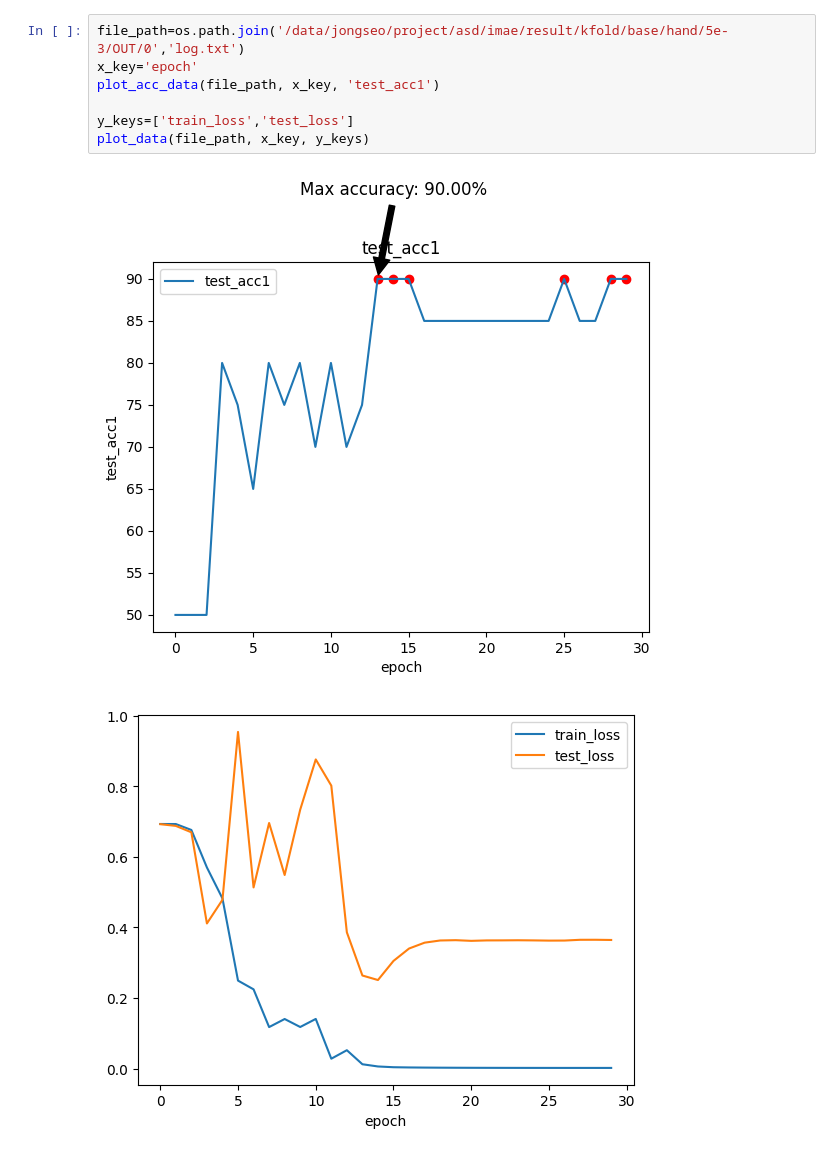
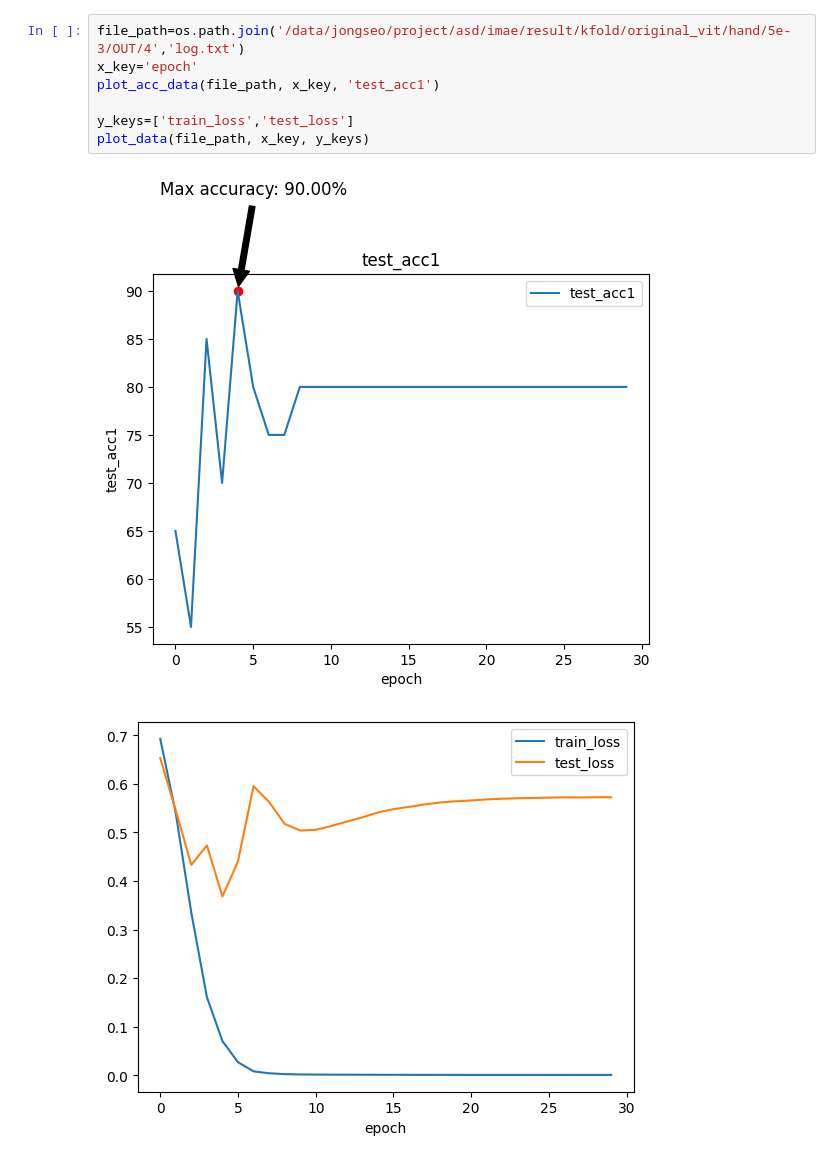
Before and after one commit to jong980812/mae, a Jupyter notebook: visualize.ipynb, the cells around one changed output. Cells and saved outputs as stored; diff of their text form.

```diff
--- a/visualize.ipynb
+++ b/visualize.ipynb
@@ -53,12 +54,12 @@ def plot_data(file_path, x_key, y_keys):
     ax.legend()
     plt.show()
 # %%
-file_path=os.path.join('/data/jongseo/project/asd/imae/result/kfold/base/hand/5e-3/OUT/0','log.txt')
+file_path=os.path.join('/data/jongseo/project/asd/imae/result/kfold/original_vit/hand/5e-3/OUT/4','log.txt')
 x_key='epoch'
 plot_acc_data(file_path, x_key, 'test_acc1')
 
 y_keys=['train_loss','test_loss']
 plot_data(file_path, x_key, y_keys)
 # %% [output]
-[figure, old version]
+[figure, new version]
-[figure, old version]
+[figure, new version]
```
Also changed, not shown: parts of 2 cells of this notebook, 5 other files.
